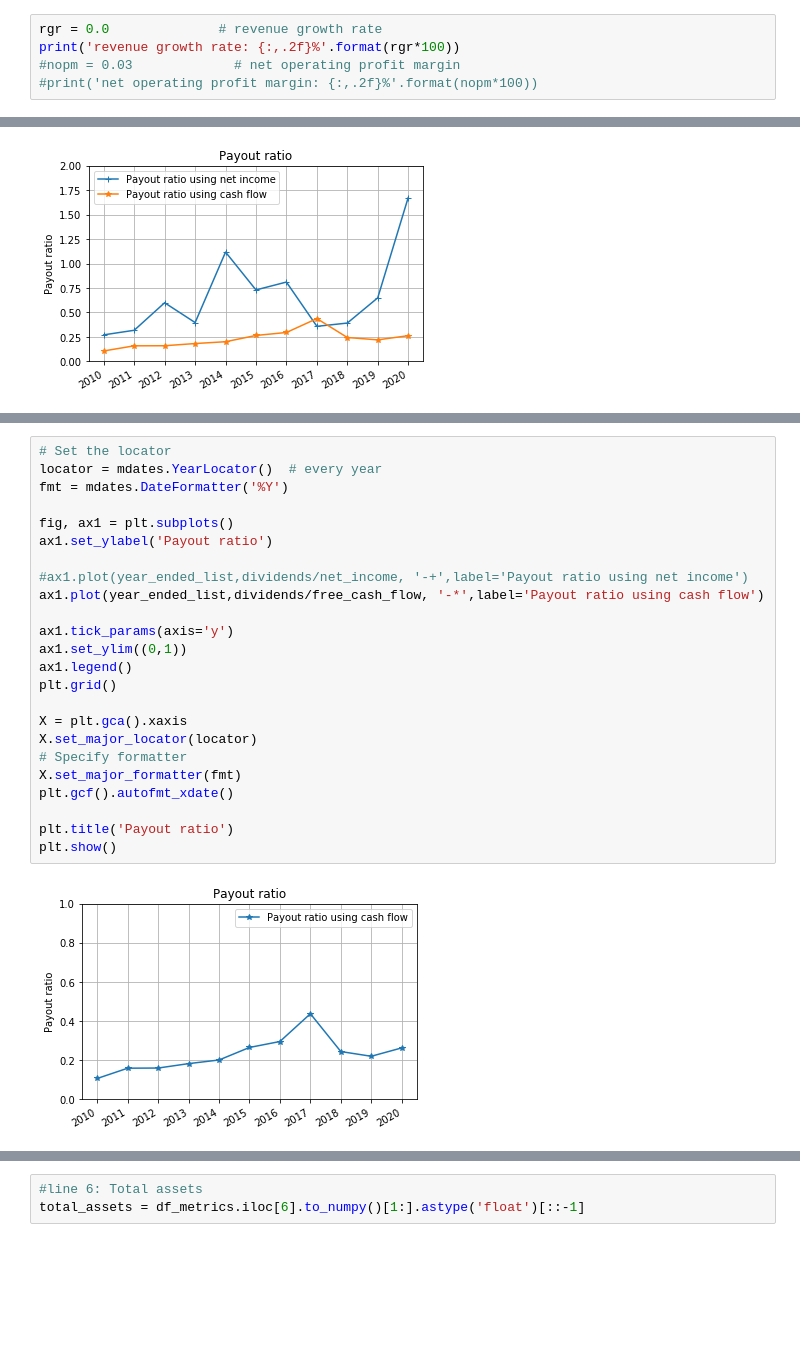
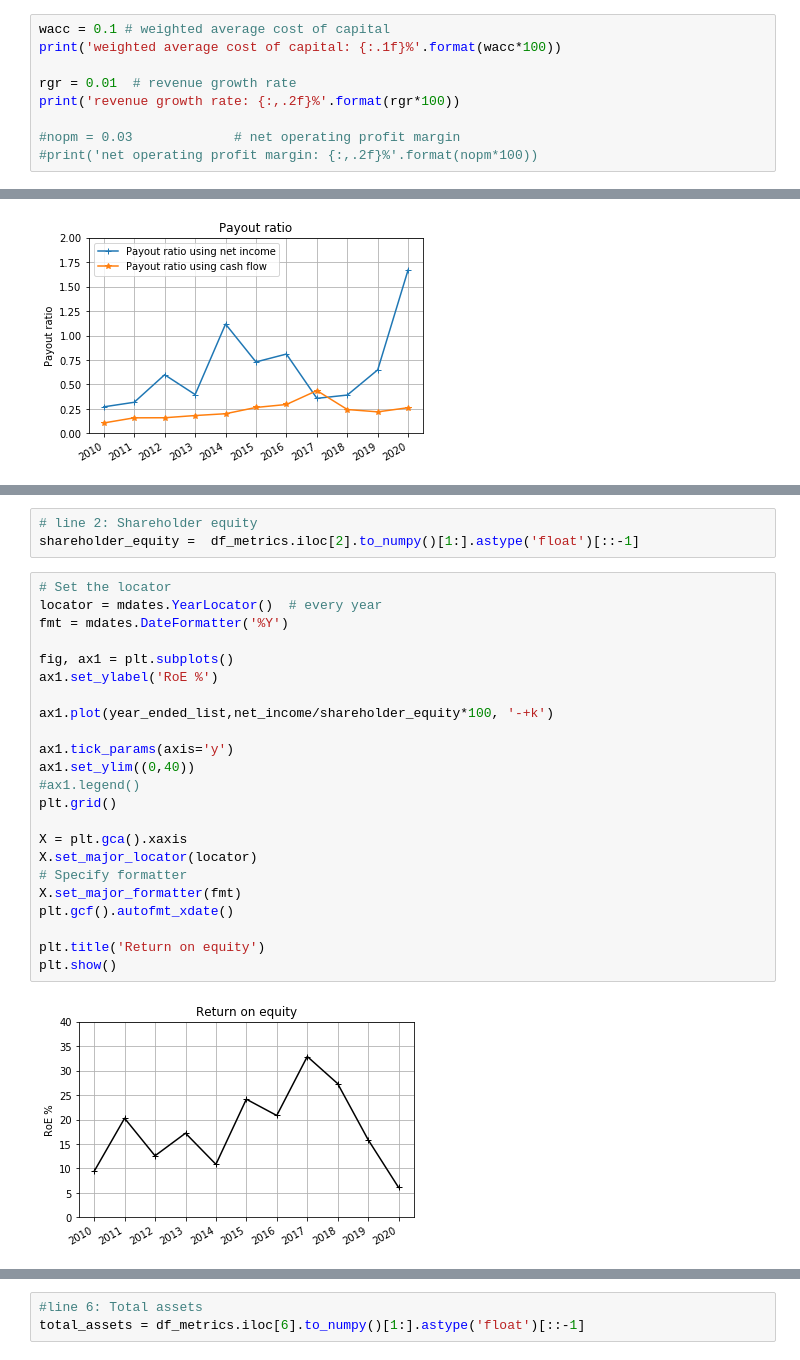
Before and after one commit to Tiburonboy/objective-blue-fish, a Jupyter notebook: IP analysis.ipynb, the cells around one changed output, grey strips where cells are left out. Saved outputs shown, nothing was run; the diff lists cells and outputs as text; blank space fills up the shorter version.

```diff
--- a/IP analysis.ipynb
+++ b/IP analysis.ipynb
@@ -1432,6 +1424,10 @@ No additional DCF scenarios are examined.
 # %%
-rgr = 0.0              # revenue growth rate
+wacc = 0.1 # weighted average cost of capital
+print('weighted average cost of capital: {:.1f}%'.format(wacc*100))
+
+rgr = 0.01  # revenue growth rate
 print('revenue growth rate: {:,.2f}%'.format(rgr*100))
+
 #nopm = 0.03             # net operating profit margin
 #print('net operating profit margin: {:,.2f}%'.format(nopm*100))
 # %% [output]
@@ -1760,26 +1761,28 @@ Plot the payout ratio using free cash flow on an expanded scale.
+# %%
+# line 2: Shareholder equity
+shareholder_equity =  df_metrics.iloc[2].to_numpy()[1:].astype('float')[::-1]
 # %%
 # Set the locator
 locator = mdates.YearLocator()  # every year
 fmt = mdates.DateFormatter('%Y')
 
 fig, ax1 = plt.subplots()
-ax1.set_ylabel('Payout ratio')
+ax1.set_ylabel('RoE %')
 
-#ax1.plot(year_ended_list,dividends/net_income, '-+',label='Payout ratio using net income')
-ax1.plot(year_ended_list,dividends/free_cash_flow, '-*',label='Payout ratio using cash flow')
+ax1.plot(year_ended_list,net_income/shareholder_equity*100, '-+k')
 
 ax1.tick_params(axis='y')
-ax1.set_ylim((0,1))
-ax1.legend()
+ax1.set_ylim((0,40))
+#ax1.legend()
 plt.grid()
 
 X = plt.gca().xaxis
 X.set_major_locator(locator)
 # Specify formatter
 X.set_major_formatter(fmt)
 plt.gcf().autofmt_xdate()
 
-plt.title('Payout ratio')
+plt.title('Return on equity')
 plt.show()
 # %% [output]
-[figure, old version]
+[figure, new version]
```
Also changed, not shown: parts of 93 cells of this notebook.
